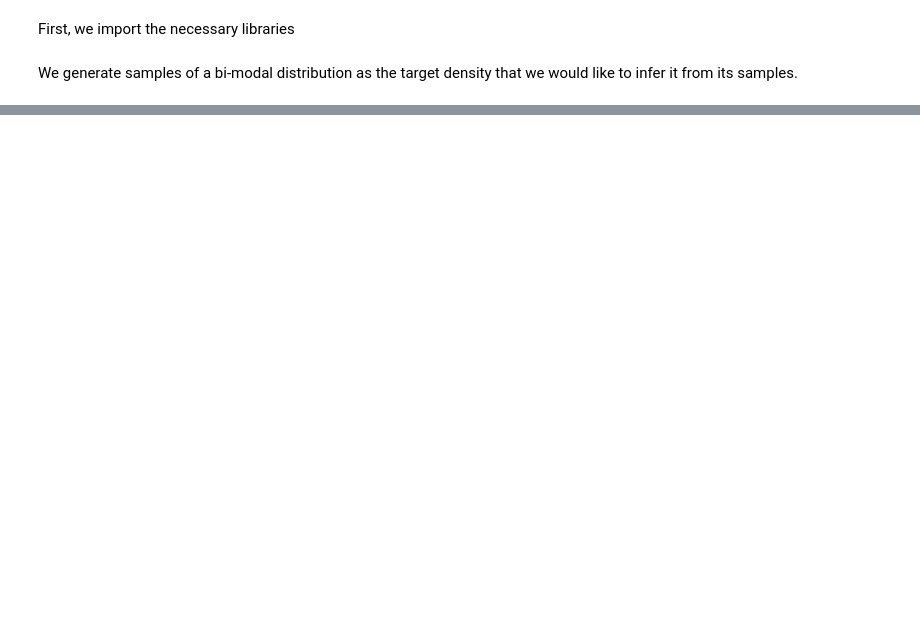
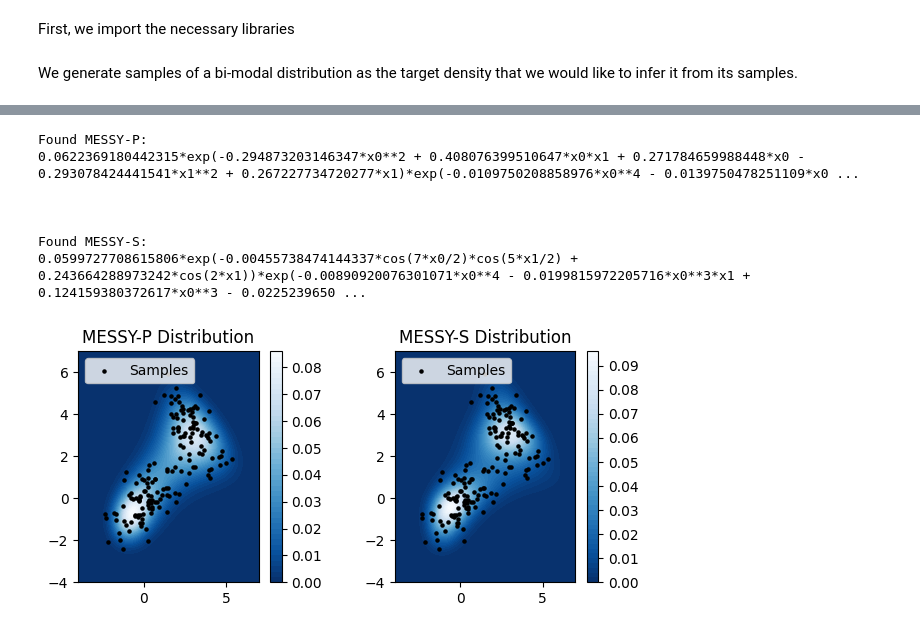
Before and after one commit to mohsensadr/MESSY, a Jupyter notebook: examples/BiModal_2D.ipynb, the cells around one changed output, grey strips where cells are left out. Drawn from its saved outputs; the diff is of its cells as text; code cells hidden in the pictures; blank space fills up the shorter version.

Commit message:
add figure

```diff
--- a/examples/BiModal_2D.ipynb
+++ b/examples/BiModal_2D.ipynb
@@ -98,0 +58,43 @@ Found MESSY-S:
+# %%
+## xx = np.linspace(-2.5, 2.5, 1000)
+
+print("Found MESSY-P:")
+print( dic[0][1] )
+print("\n\n")
+
+print("Found MESSY-S:")
+print( dic[best_iter][1] )
+print("\n\n")
+
+from matplotlib.colors import Normalize
+X, Y = np.meshgrid(np.linspace(-4, 7, 100), np.linspace(-4, 7, 100))
+XY = np.array([X.ravel(), Y.ravel()]).T
+Z_MESSY_P = np.apply_along_axis(lambda args: dic[0][0](*args), 1, XY).reshape(X.shape)
+Z_MESSY_S = np.apply_along_axis(lambda args: dic[best_iter][0](*args), 1, XY).reshape(X.shape)
+
+fig, (ax1, ax2) = plt.subplots(1, 2, figsize=(7, 3))
+c = ax1.contourf(X, Y, Z_MESSY_P, levels=50, cmap="Blues_r", alpha=1)
+fig.colorbar(c, ax=ax1, norm=Normalize(vmin=0, vmax=np.max(Z_MESSY_P)))
+ax1.scatter(samples[::30, 0], samples[::30, 1], c='black', s=5, label="Samples")
+ax1.set_title("MESSY-P Distribution")
+ax1.legend(loc='upper left')
+
+c = ax2.contourf(X, Y, Z_MESSY_S, levels=50, cmap="Blues_r", alpha=1)
+fig.colorbar(c, ax=ax2, norm=Normalize(vmin=0, vmax=np.max(Z_MESSY_S)))
+ax2.scatter(samples[::30, 0], samples[::30, 1], c='black', s=5, label="Samples")
+ax2.set_title("MESSY-S Distribution")
+ax2.set_xlabel("MESSY-S Distribution")
+ax2.legend(loc='upper left')
+
+fig.subplots_adjust(wspace=0.4)
+fig.savefig("messy_bi-modal_2d.pdf", format="pdf")
+plt.show()
+# %% [output]
+Found MESSY-P:
+0.0622369180442315*exp(-0.294873203146347*x0**2 + 0.408076399510647*x0*x1 + 0.271784659988448*x0 - 0.293078424441541*x1**2 + 0.267227734720277*x1)*exp(-0.0109750208858976*x0**4 - 0.0139750478251109*x0 ...
+
+
+
+Found MESSY-S:
+0.0599727708615806*exp(-0.00455738474144337*cos(7*x0/2)*cos(5*x1/2) + 0.243664288973242*cos(2*x1))*exp(-0.00890920076301071*x0**4 - 0.0199815972205716*x0**3*x1 + 0.124159380372617*x0**3 - 0.0225239650 ...
+[figure, added]
```
Also changed, not shown: parts of 2 cells of this notebook, 1 other file.
